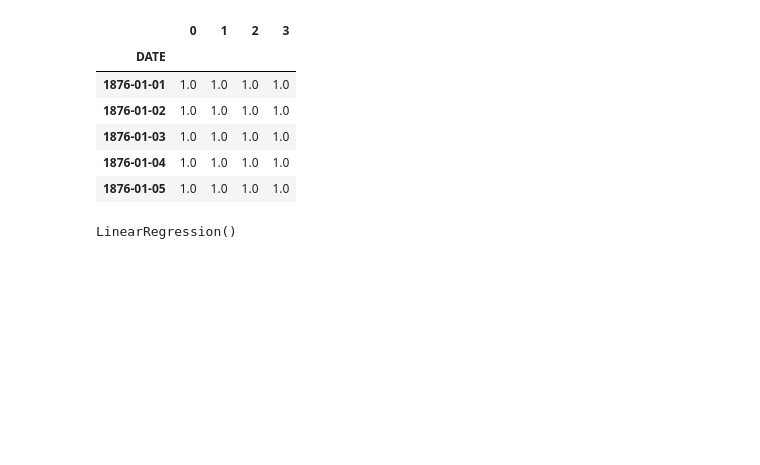
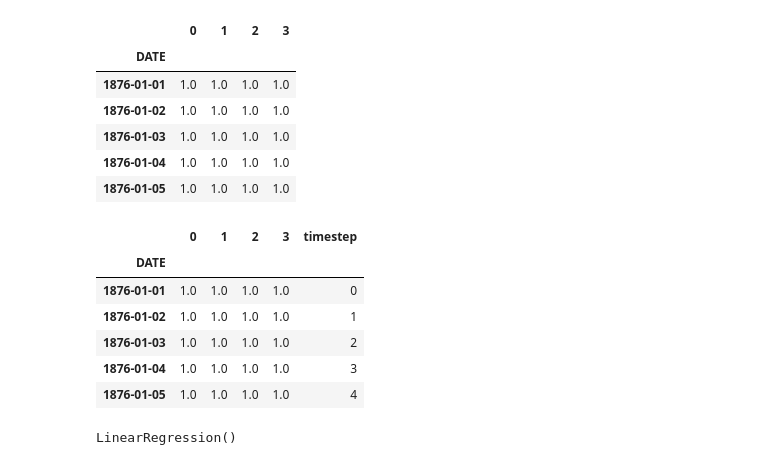
Before and after one commit to mfriebel/DS_projects, a Jupyter notebook: week05/projekt_wk_05_MF.ipynb, the cells around one changed output. Saved outputs shown, nothing was run; the diff lists cells and outputs as text; code cells hidden in the pictures; blank space fills up the shorter version.

```diff
--- a/week05/projekt_wk_05_MF.ipynb
+++ b/week05/projekt_wk_05_MF.ipynb
@@ -242,3 +195,14 @@ poly_features['timestamp'] = X_train['timestamp']
+# %%
+poly_features['timestep'] = X_train['timestep']
+poly_features.head()
+# %% [output]
+|  | 0 | 1 | 2 | 3 | timestep |
+| DATE |  |  |  |  |  |
+| 1876-01-01 | 1.0 | 1.0 | 1.0 | 1.0 | 0 |
+| 1876-01-02 | 1.0 | 1.0 | 1.0 | 1.0 | 1 |
+| 1876-01-03 | 1.0 | 1.0 | 1.0 | 1.0 | 2 |
+| 1876-01-04 | 1.0 | 1.0 | 1.0 | 1.0 | 3 |
+| 1876-01-05 | 1.0 | 1.0 | 1.0 | 1.0 | 4 |
 # %%
 X = poly_features
 y = y_train
```
Also changed, not shown: parts of 19 cells of this notebook.
